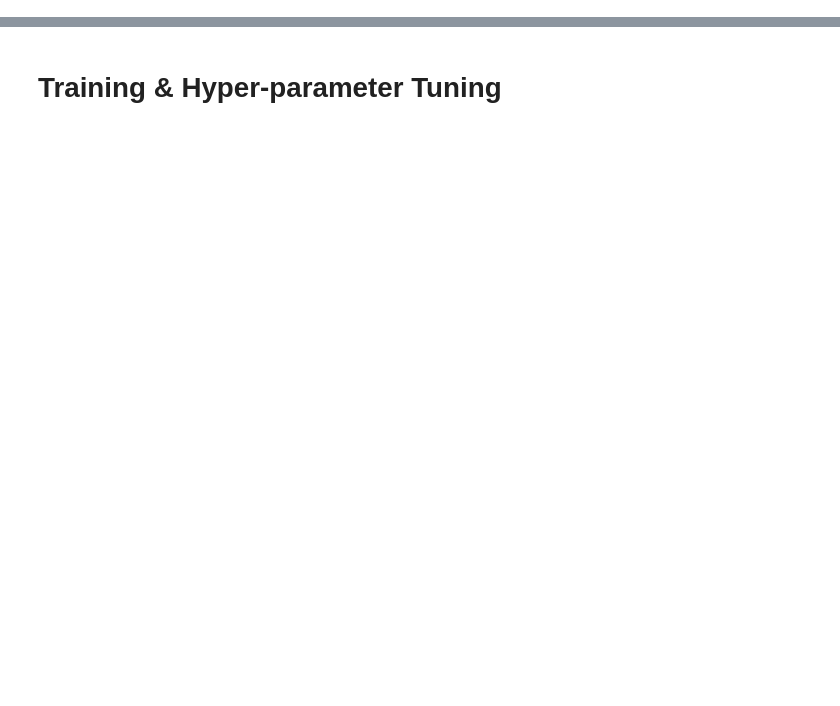
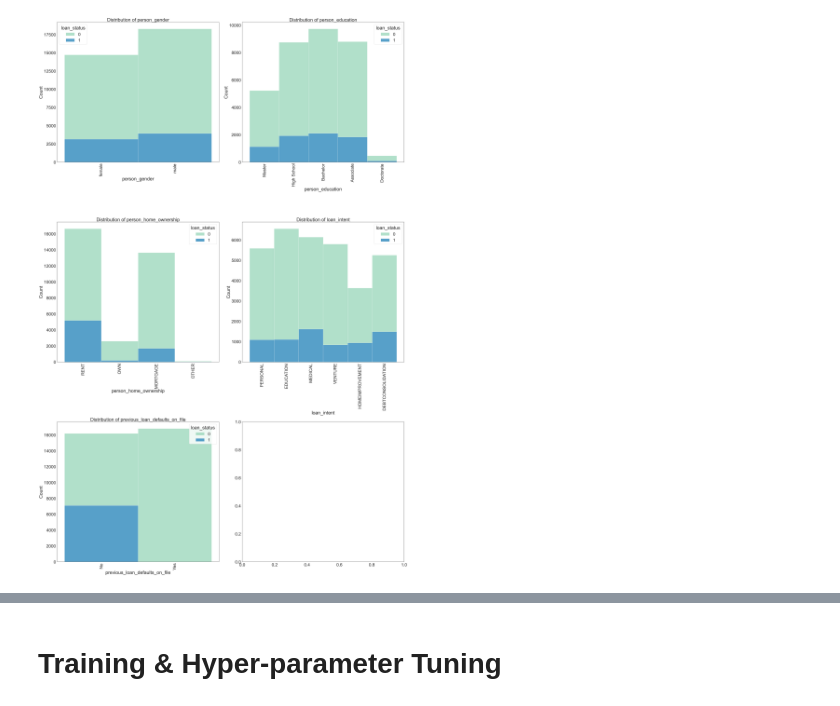
Before and after one commit to hienvm/ml-team1, a Jupyter notebook: final_model.ipynb, the cells around one changed output, grey strips where cells are left out. Saved outputs shown, nothing was run; the diff lists cells and outputs as text; code cells hidden in the pictures; blank space fills up the shorter version.

```diff
--- a/final_model.ipynb
+++ b/final_model.ipynb
@@ -45,0 +134,15 @@ X_train
+# %%
+fig, axes = plt.subplots(3, 2, figsize=(40, 60))
+axes = axes.flatten()
+
+try:
+    for i, feature in enumerate(cat_cols):
+        sns.histplot(data=train_df, x=feature, hue="loan_status", multiple="stack", palette="YlGnBu", ax=axes[i])
+        axes[i].set_title(f'Distribution of {feature}')
+        axes[i].tick_params(axis='x', rotation=90)
+except:
+    pass
+plt.tight_layout()
+plt.show()
+# %% [output]
+[figure, added]
```
Also changed, not shown: parts of 64 cells of this notebook, 5 other files.
